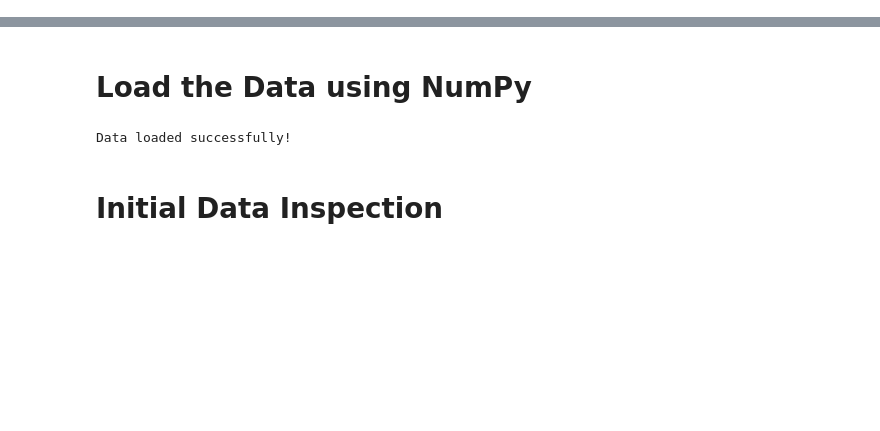
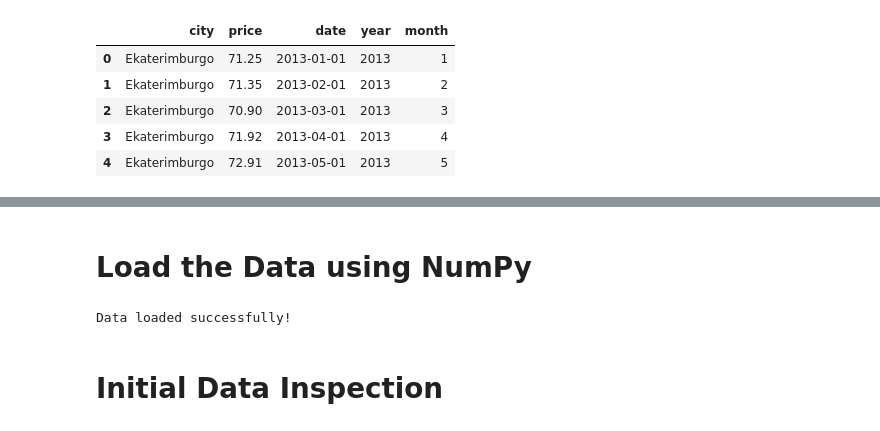
Before and after one commit to AnnaPChop/russian-apple-prices-analysis, a Jupyter notebook: Apple_Price_Analysis.ipynb, the cells around one changed output, grey strips where cells are left out. Drawn from its saved outputs; the diff is of its cells as text; code cells hidden in the pictures; blank space fills up the shorter version.

```diff
--- a/Apple_Price_Analysis.ipynb
+++ b/Apple_Price_Analysis.ipynb
@@ -3,6 +9,48 @@
 # %%
+import pandas as pd
 import numpy as np
-import pandas as pd
 import matplotlib.pyplot as plt
-import seaborn as sns
+from datetime import datetime
+
+# Load raw
+raw_path = "manzanas.csv"
+df = pd.read_csv(raw_path)
+
+# Rename first column to 'city'
+if df.columns[0].lower().startswith("unnamed"):
+    df = df.rename(columns={df.columns[0]: "city"})
+else:
+    df = df.rename(columns={df.columns[0]: "city"})
+
+# Melt wide -> long
+value_cols = [c for c in df.columns if c != "city"]
+
+def parse_month_year(s):
+    m, y = str(s).split(".")
+    return datetime(int(y), int(m), 1)
+
+long_df = (
+    df.melt(id_vars=["city"], value_vars=value_cols,
+            var_name="m_y", value_name="price")
+      .assign(date=lambda d: d["m_y"].astype(str).apply(parse_month_year))
+      .drop(columns=["m_y"])
+      .dropna(subset=["date", "price"])
+      .sort_values(["city", "date"])
+      .reset_index(drop=True)
+)
+
+long_df["year"] = long_df["date"].dt.year
+long_df["month"] = long_df["date"].dt.month
+
+# Save processed
+long_df.to_csv("russian_apple_prices_long.csv", index=False)
+
+long_df.head()
+# %% [output]
+|  | city | price | date | year | month |
+| 0 | Ekaterimburgo | 71.25 | 2013-01-01 | 2013 | 1 |
+| 1 | Ekaterimburgo | 71.35 | 2013-02-01 | 2013 | 2 |
+| 2 | Ekaterimburgo | 70.90 | 2013-03-01 | 2013 | 3 |
+| 3 | Ekaterimburgo | 71.92 | 2013-04-01 | 2013 | 4 |
+| 4 | Ekaterimburgo | 72.91 | 2013-05-01 | 2013 | 5 |
 # %% [markdown]
```
Also changed, not shown: parts of 3 cells of this notebook.
